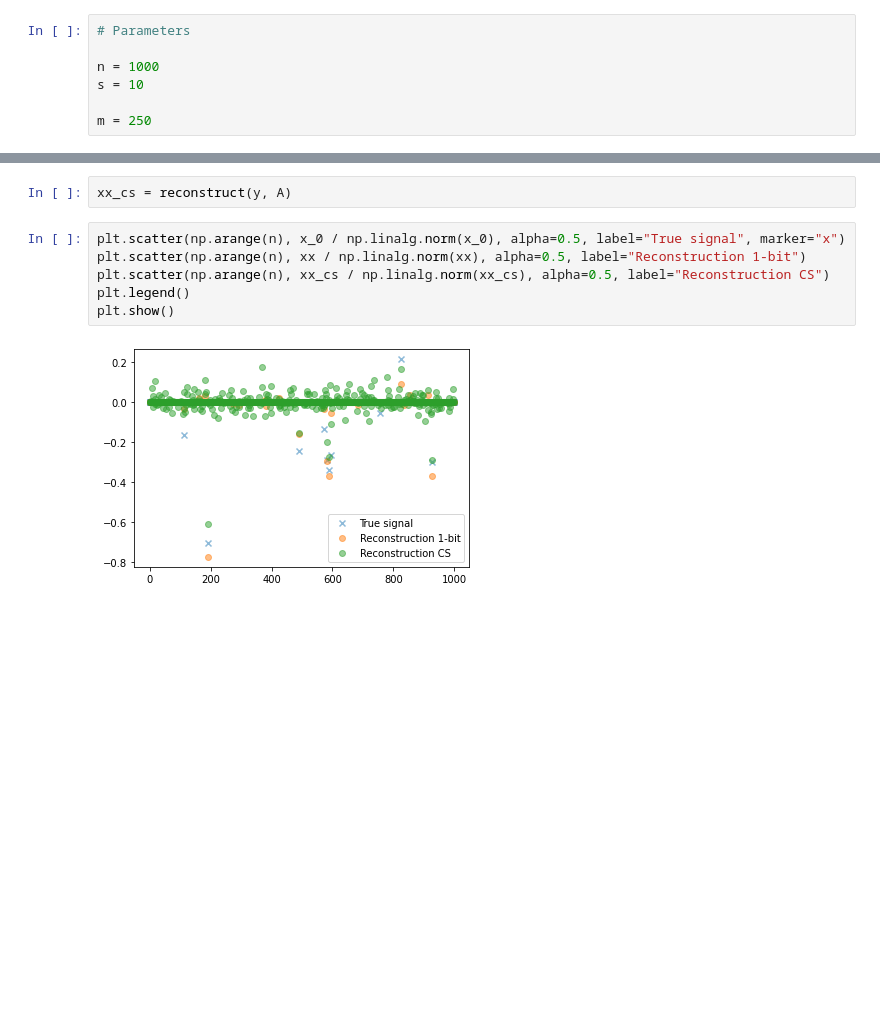
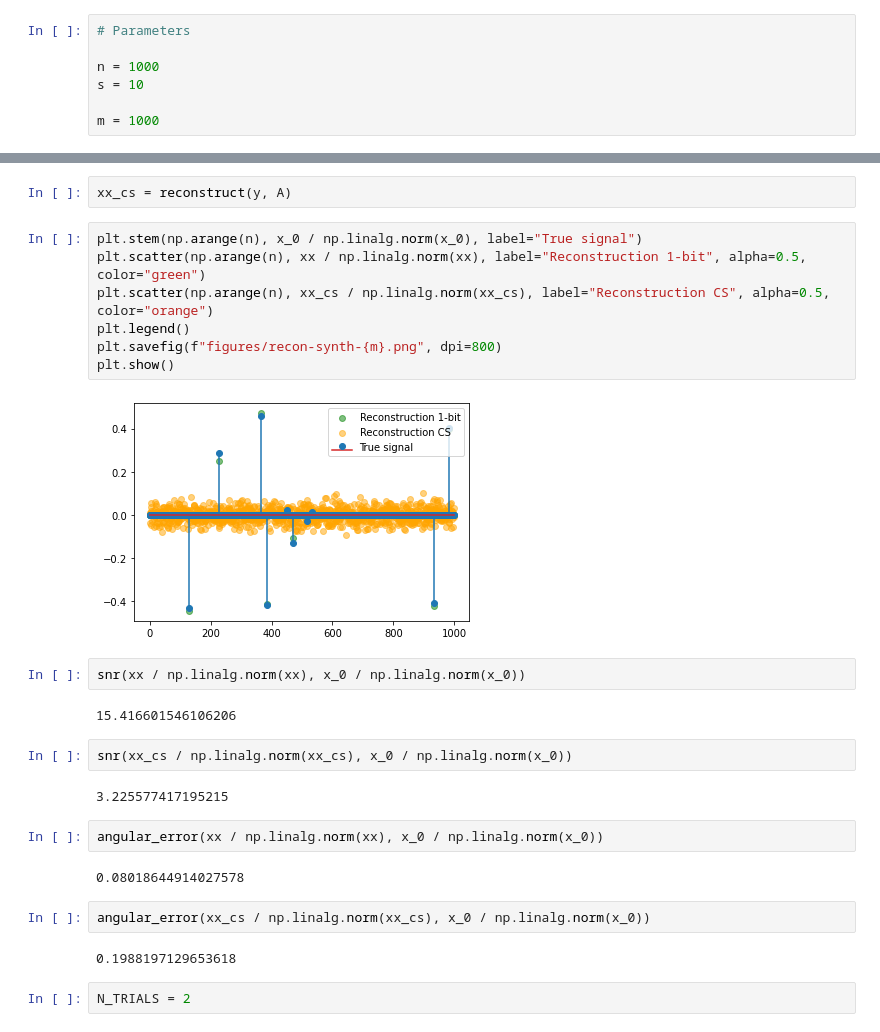
Before and after one commit to theophilec/1-bit-cs-with-lp-reproduction, a Jupyter notebook: reproduction.ipynb, the cells around one changed output, grey strips where cells are left out. Cells and saved outputs as stored; diff of their text form; blank space fills up the shorter version.

```diff
--- a/reproduction.ipynb
+++ b/reproduction.ipynb
@@ -11,7 +11,7 @@ from algos import reconstruct, reconstruct_1bit
 n = 1000
 s = 10
 
-m = 250
+m = 1000
 # %%
 x_0 = generate_sparse_randn(n, s)
 # x_0 = generate_sparse(n, s)
@@ -29,10 +47,29 @@ xx = reconstruct_1bit(y, A)
 # %%
 xx_cs = reconstruct(y, A)
 # %%
-plt.scatter(np.arange(n), x_0 / np.linalg.norm(x_0), alpha=0.5, label="True signal", marker="x")
-plt.scatter(np.arange(n), xx / np.linalg.norm(xx), alpha=0.5, label="Reconstruction 1-bit")
-plt.scatter(np.arange(n), xx_cs / np.linalg.norm(xx_cs), alpha=0.5, label="Reconstruction CS")
+plt.stem(np.arange(n), x_0 / np.linalg.norm(x_0), label="True signal")
+plt.scatter(np.arange(n), xx / np.linalg.norm(xx), label="Reconstruction 1-bit", alpha=0.5, color="green")
+plt.scatter(np.arange(n), xx_cs / np.linalg.norm(xx_cs), label="Reconstruction CS", alpha=0.5, color="orange")
 plt.legend()
+plt.savefig(f"figures/recon-synth-{m}.png", dpi=800)
 plt.show()
 # %% [output]
-[figure, old version]
+[figure, new version]
+# %%
+snr(xx / np.linalg.norm(xx), x_0 / np.linalg.norm(x_0))
+# %% [output]
+15.416601546106206
+# %%
+snr(xx_cs / np.linalg.norm(xx_cs), x_0 / np.linalg.norm(x_0))
+# %% [output]
+3.225577417195215
+# %%
+angular_error(xx / np.linalg.norm(xx), x_0 / np.linalg.norm(x_0))
+# %% [output]
+0.08018644914027578
+# %%
+angular_error(xx_cs / np.linalg.norm(xx_cs), x_0 / np.linalg.norm(x_0))
+# %% [output]
+0.1988197129653618
+# %%
+N_TRIALS = 2
```
Also changed, not shown: parts of 4 cells of this notebook, 3 other files.
